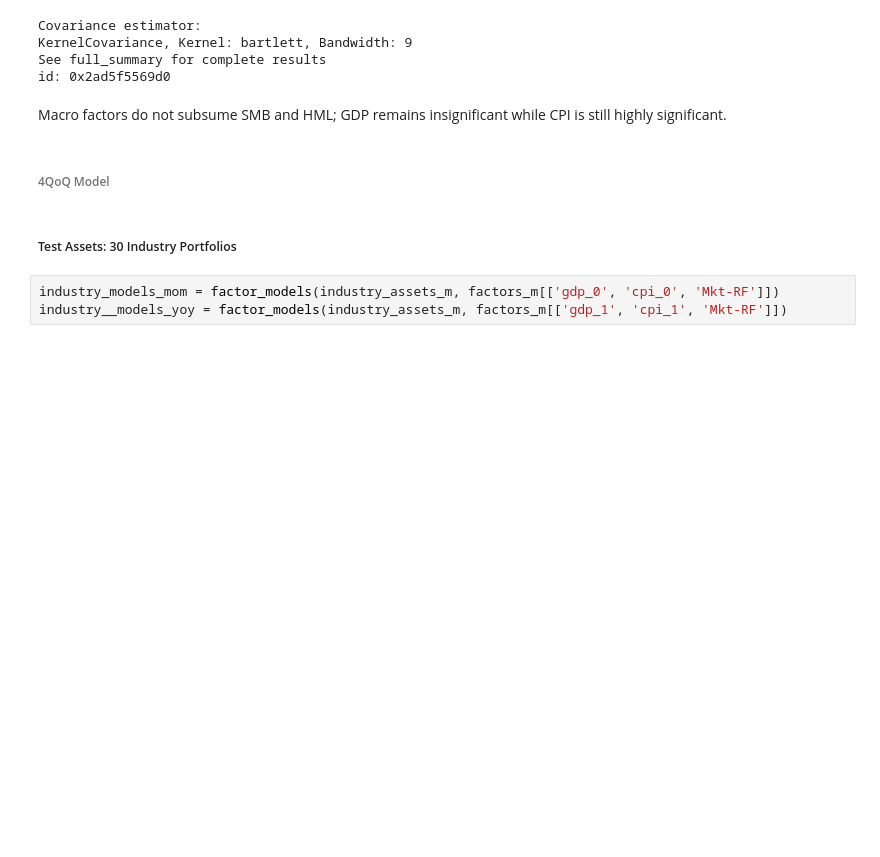
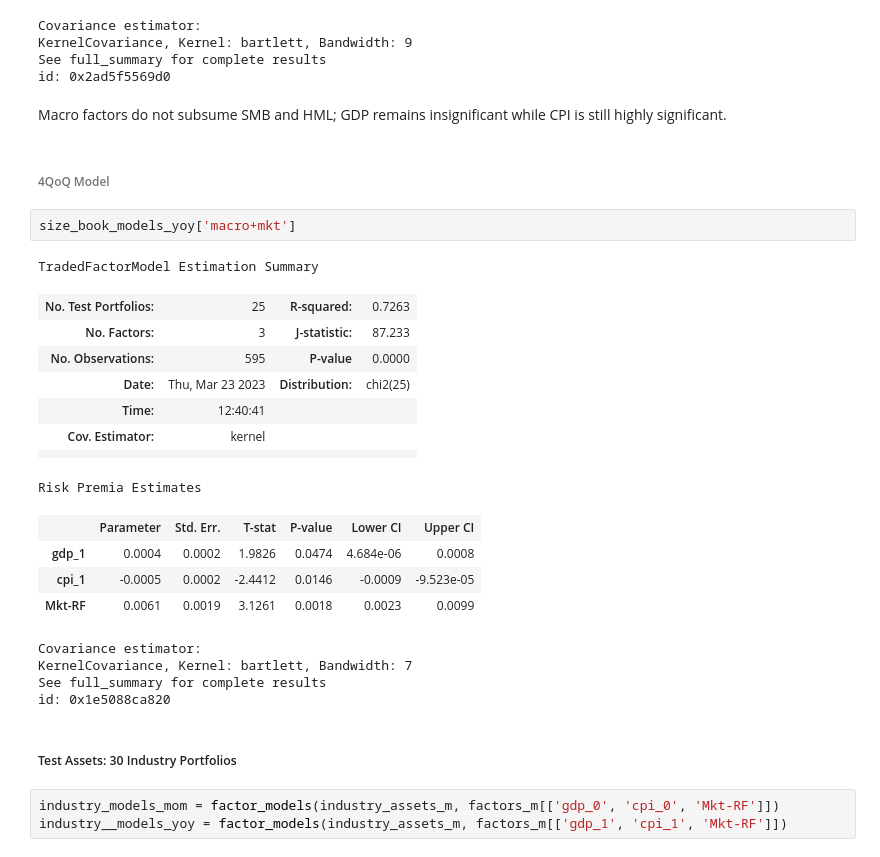
Before and after one commit to santoromano/Macro-Cross-Sectional-Analysis, a Jupyter notebook: empirics.ipynb, the cells around one changed output. Drawn from its saved outputs; the diff is of its cells as text; blank space fills up the shorter version.

```diff
--- a/empirics.ipynb
+++ b/empirics.ipynb
@@ -416,6 +422,26 @@ id: 0x2ad5f5569d0
 Macro factors do not subsume SMB and HML; GDP remains insignificant while CPI is still highly significant.
 # %% [markdown]
 ###### 4QoQ Model
+# %%
+size_book_models_yoy['macro+mkt']
+# %% [output]
+TradedFactorModel Estimation Summary
+| No. Test Portfolios: | 25 | R-squared: | 0.7263 |
+| No. Factors: | 3 | J-statistic: | 87.233 |
+| No. Observations: | 595 | P-value | 0.0000 |
+| Date: | Thu, Mar 23 2023 | Distribution: | chi2(25) |
+| Time: | 12:40:41 |  |  |
+| Cov. Estimator: | kernel |  |  |
+|  |  |  |  |
+Risk Premia Estimates
+|  | Parameter | Std. Err. | T-stat | P-value | Lower CI | Upper CI |
+| gdp_1 | 0.0004 | 0.0002 | 1.9826 | 0.0474 | 4.684e-06 | 0.0008 |
+| cpi_1 | -0.0005 | 0.0002 | -2.4412 | 0.0146 | -0.0009 | -9.523e-05 |
+| Mkt-RF | 0.0061 | 0.0019 | 3.1261 | 0.0018 | 0.0023 | 0.0099 |
+Covariance estimator:
+KernelCovariance, Kernel: bartlett, Bandwidth: 7
+See full_summary for complete results
+id: 0x1e5088ca820
 # %% [markdown]
 ##### Test Assets: 30 Industry Portfolios
 # %%
```
Also changed, not shown: parts of 12 cells of this notebook.
